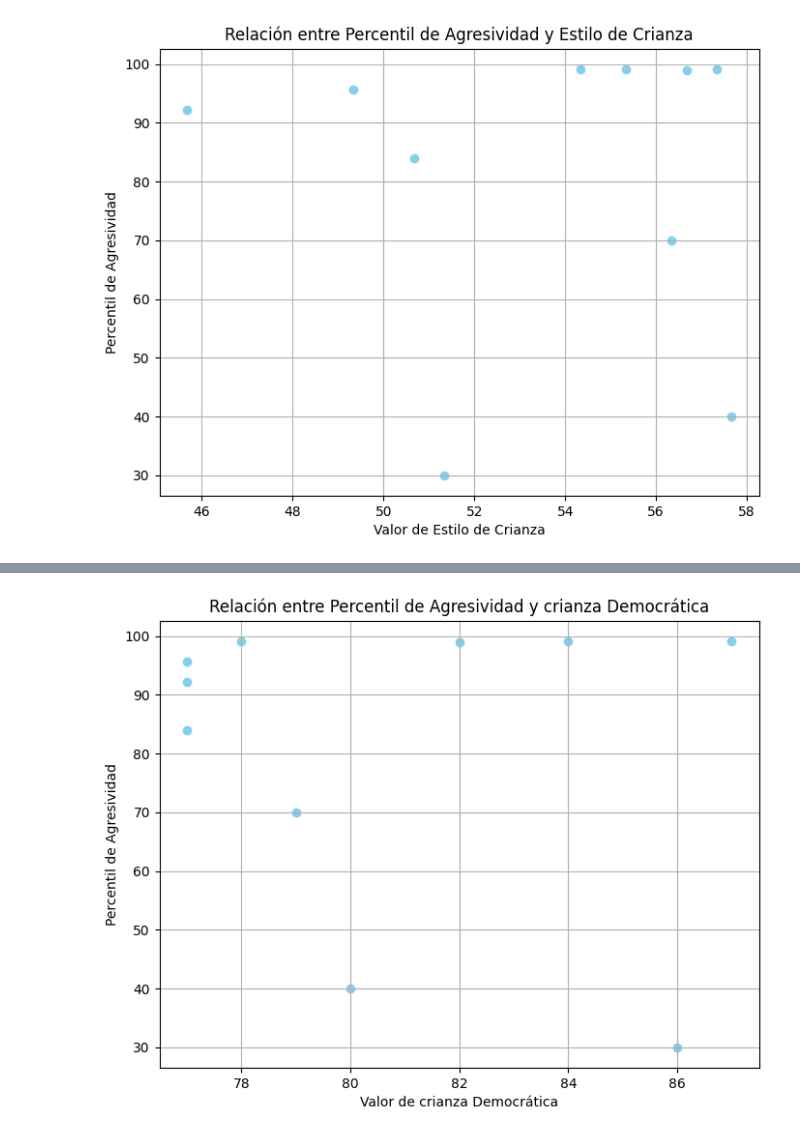
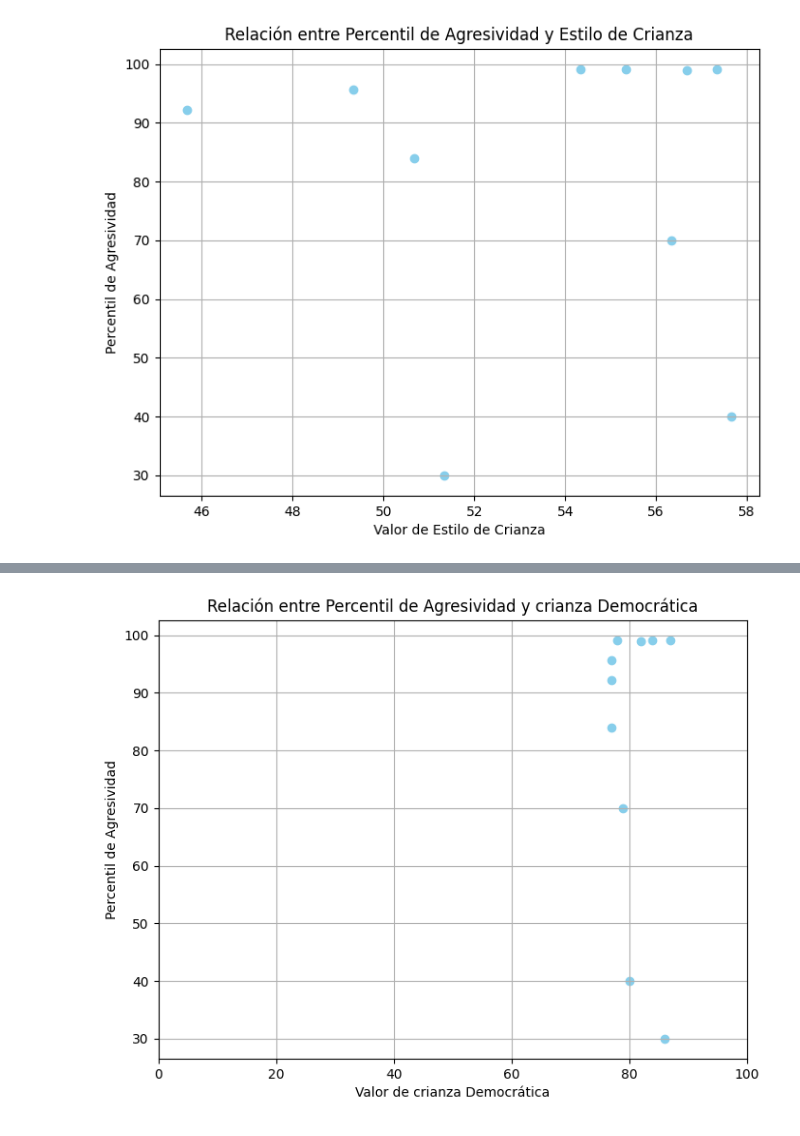
Before and after one commit to EmilDey/raulcabs, a Jupyter notebook: encuestas_CAB.ipynb, the cells around one changed output, grey strips where cells are left out. Saved outputs shown, nothing was run; the diff lists cells and outputs as text; code cells hidden in the pictures.

```diff
--- a/encuestas_CAB.ipynb
+++ b/encuestas_CAB.ipynb
@@ -493,22 +465,23 @@ plt.show()
 # %%
 df_crianza_transpuesto = df_crianza.transpose()
 
 # Seleccionar los valores del estilo de crianza
 valores_estilo_crianza = df_crianza_transpuesto.democratico
 
 # Seleccionar los percentiles de agresividad
 percentiles_agresividad = df_clasificado.loc['Percentil_Agresivo']
 
 # Crear un gráfico de dispersión
 plt.figure(figsize=(8, 6))
 plt.scatter(valores_estilo_crianza, percentiles_agresividad, color='skyblue')
 plt.title('Relación entre Percentil de Agresividad y crianza Democrática')
 plt.xlabel('Valor de crianza Democrática')
+plt.xlim(0, 100)
 plt.ylabel('Percentil de Agresividad')
 plt.grid(True)
 plt.show()
 # %% [output]
-[figure, old version]
+[figure, new version]
 # %%
 import matplotlib.pyplot as plt
 
```
Also changed, not shown: parts of 5 cells of this notebook.
